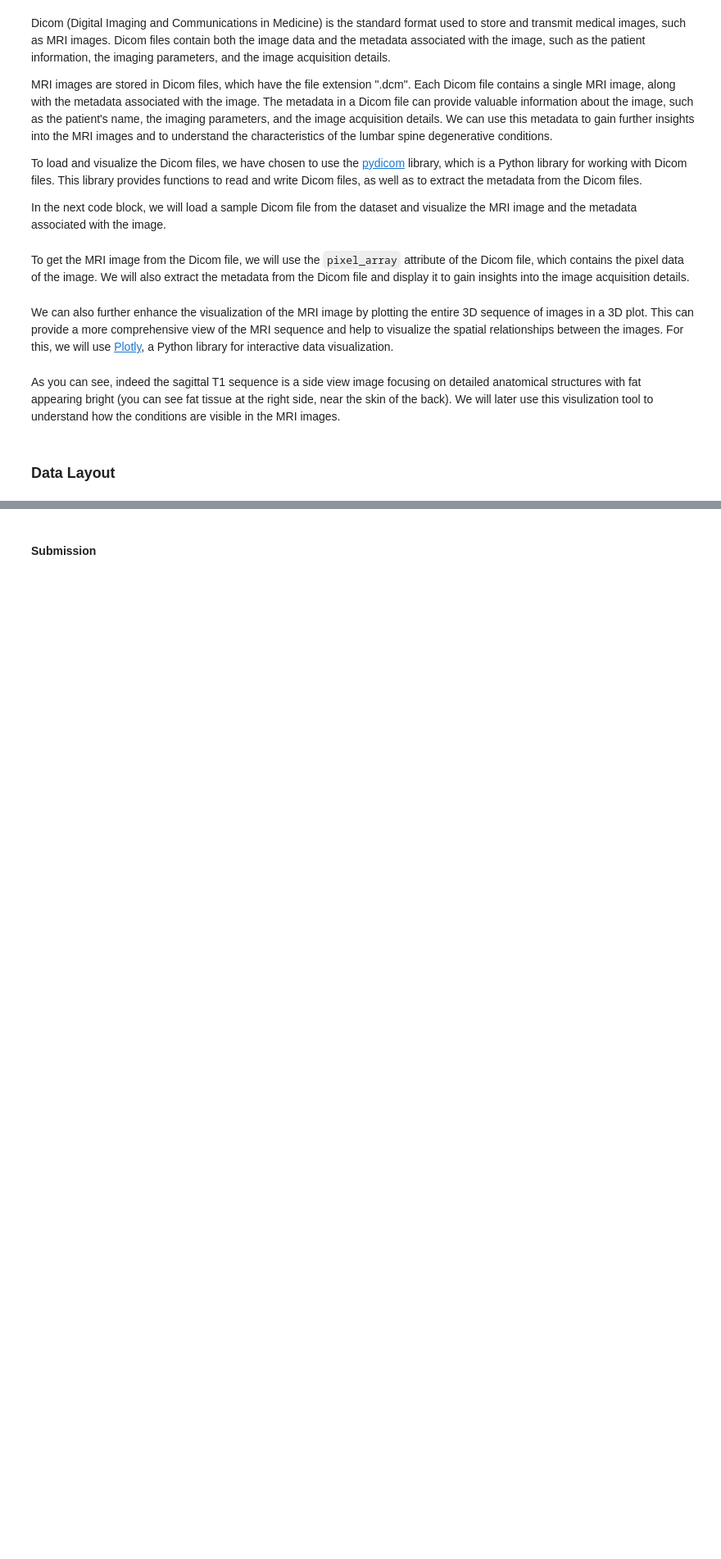
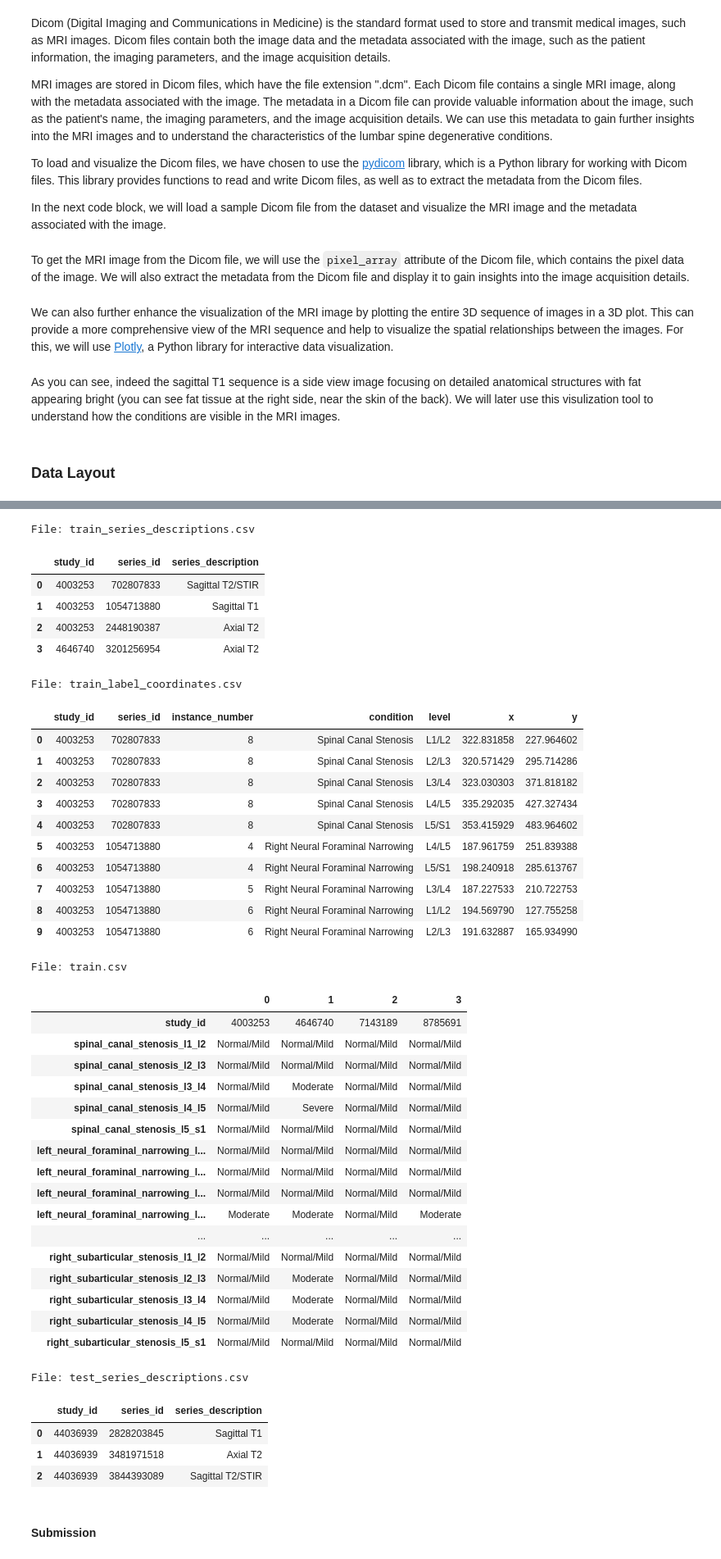
Before and after one commit to ofir-paz/Openu-DS-Workshop, a Jupyter notebook: workshop.ipynb, the cells around one changed output, grey strips where cells are left out. Shown: that part at 82% size. Cells and saved outputs as stored; diff of their text form; code cells hidden in the pictures; blank space fills up the shorter version.

Commit message:
Huge text fixes in data layout. Also, added style change and more explanations

```diff
--- a/workshop.ipynb
+++ b/workshop.ipynb
@@ -387,3 +533,64 @@ This file provides descriptions of the MRI scan orientations.
+# %%
+# First, let's load the train data.
+train_df = pd.read_csv(cfg.TRAIN_CSV_PATH)
+train_series_descriptions_df = pd.read_csv(cfg.TRAIN_SERIES_DESCRIPTIONS_CSV_PATH)
+train_label_coordinates_df = pd.read_csv(cfg.TRAIN_LABEL_COORDINATES_CSV_PATH)
+test_series_descriptions = pd.read_csv(cfg.TEST_CSV_PATH)
+
+# Display the file name and the heads of the DataFrames.
+print("File: train_series_descriptions.csv")
+display(train_series_descriptions_df.head(4))
+
+print("File: train_label_coordinates.csv")
+display(train_label_coordinates_df.head(10))
+
+print("File: train.csv")
+display(train_df.head(4).T)
+
+print("File: test_series_descriptions.csv")
+display(test_series_descriptions.head())
+# %% [output]
+File: train_series_descriptions.csv
+|  | study_id | series_id | series_description |
+| 0 | 4003253 | 702807833 | Sagittal T2/STIR |
+| 1 | 4003253 | 1054713880 | Sagittal T1 |
+| 2 | 4003253 | 2448190387 | Axial T2 |
+| 3 | 4646740 | 3201256954 | Axial T2 |
+File: train_label_coordinates.csv
+|  | study_id | series_id | instance_number | condition | level | x | y |
+| 0 | 4003253 | 702807833 | 8 | Spinal Canal Stenosis | L1/L2 | 322.831858 | 227.964602 |
+| 1 | 4003253 | 702807833 | 8 | Spinal Canal Stenosis | L2/L3 | 320.571429 | 295.714286 |
+| 2 | 4003253 | 702807833 | 8 | Spinal Canal Stenosis | L3/L4 | 323.030303 | 371.818182 |
+| 3 | 4003253 | 702807833 | 8 | Spinal Canal Stenosis | L4/L5 | 335.292035 | 427.327434 |
+| 4 | 4003253 | 702807833 | 8 | Spinal Canal Stenosis | L5/S1 | 353.415929 | 483.964602 |
+| 5 | 4003253 | 1054713880 | 4 | Right Neural Foraminal Narrowing | L4/L5 | 187.961759 | 251.839388 |
+| 6 | 4003253 | 1054713880 | 4 | Right Neural Foraminal Narrowing | L5/S1 | 198.240918 | 285.613767 |
+| 7 | 4003253 | 1054713880 | 5 | Right Neural Foraminal Narrowing | L3/L4 | 187.227533 | 210.722753 |
+| 8 | 4003253 | 1054713880 | 6 | Right Neural Foraminal Narrowing | L1/L2 | 194.569790 | 127.755258 |
+| 9 | 4003253 | 1054713880 | 6 | Right Neural Foraminal Narrowing | L2/L3 | 191.632887 | 165.934990 |
+File: train.csv
+|  | 0 | 1 | 2 | 3 |
+| study_id | 4003253 | 4646740 | 7143189 | 8785691 |
+| spinal_canal_stenosis_l1_l2 | Normal/Mild | Normal/Mild | Normal/Mild | Normal/Mild |
+| spinal_canal_stenosis_l2_l3 | Normal/Mild | Normal/Mild | Normal/Mild | Normal/Mild |
+| spinal_canal_stenosis_l3_l4 | Normal/Mild | Moderate | Normal/Mild | Normal/Mild |
+| spinal_canal_stenosis_l4_l5 | Normal/Mild | Severe | Normal/Mild | Normal/Mild |
+| spinal_canal_stenosis_l5_s1 | Normal/Mild | Normal/Mild | Normal/Mild | Normal/Mild |
+| left_neural_foraminal_narrowing_l... | Normal/Mild | Normal/Mild | Normal/Mild | Normal/Mild |
+| left_neural_foraminal_narrowing_l... | Normal/Mild | Normal/Mild | Normal/Mild | Normal/Mild |
+| left_neural_foraminal_narrowing_l... | Normal/Mild | Normal/Mild | Normal/Mild | Normal/Mild |
+| left_neural_foraminal_narrowing_l... | Moderate | Moderate | Normal/Mild | Moderate |
+| ... | ... | ... | ... | ... |
+| right_subarticular_stenosis_l1_l2 | Normal/Mild | Normal/Mild | Normal/Mild | Normal/Mild |
+| right_subarticular_stenosis_l2_l3 | Normal/Mild | Moderate | Normal/Mild | Normal/Mild |
+| right_subarticular_stenosis_l3_l4 | Normal/Mild | Moderate | Normal/Mild | Normal/Mild |
+| right_subarticular_stenosis_l4_l5 | Normal/Mild | Moderate | Normal/Mild | Normal/Mild |
+| right_subarticular_stenosis_l5_s1 | Normal/Mild | Normal/Mild | Normal/Mild | Normal/Mild |
+File: test_series_descriptions.csv
+|  | study_id | series_id | series_description |
+| 0 | 44036939 | 2828203845 | Sagittal T1 |
+| 1 | 44036939 | 3481971518 | Axial T2 |
+| 2 | 44036939 | 3844393089 | Sagittal T2/STIR |
 # %% [markdown]
 #### Submission
 # %% [markdown]
```
Also changed, not shown: parts of 9 cells of this notebook, 1 other file.
